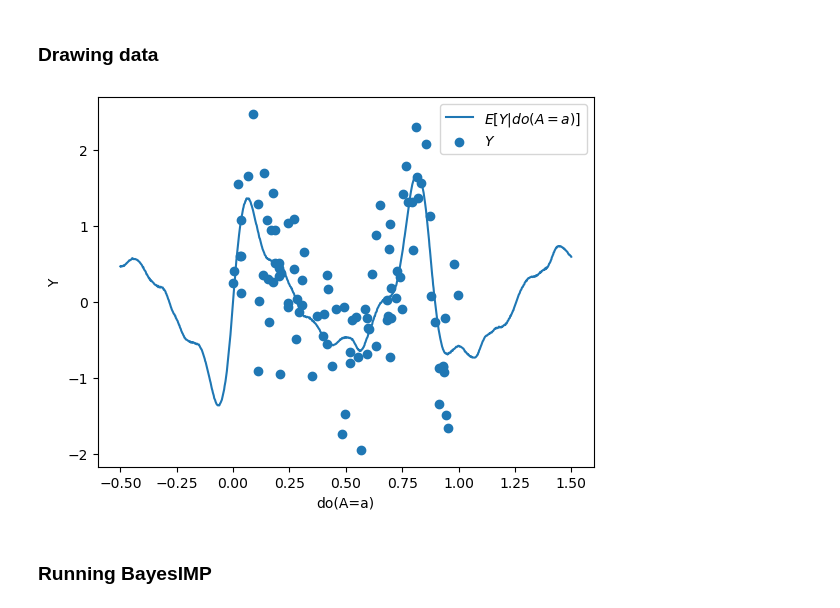
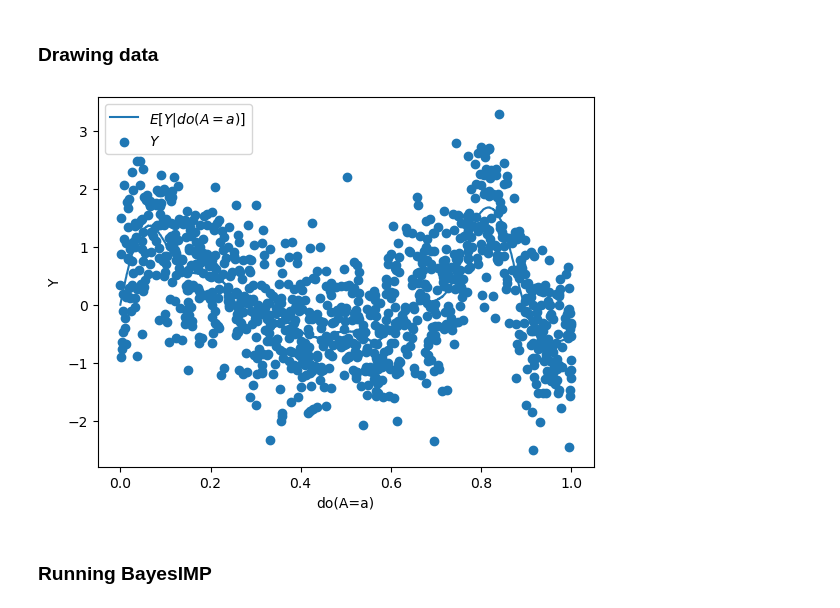
Before and after one commit to HWDance/impspec, a Jupyter notebook: experiments/Abelation.ipynb, the cells around one changed output. Cells and saved outputs as stored; diff of their text form; code cells hidden in the pictures.

```diff
--- a/experiments/Abelation.ipynb
+++ b/experiments/Abelation.ipynb
@@ -25,45 +25,47 @@ from src.dgps import *
 # %%
 # DGP set up
 d = 5
-train_samples = 100
+train_samples = 1000
 test_samples = 1000
 noise_variance = 0.5
 input_distribution = torch.distributions.uniform.Uniform(0,1)
+doAlower = 0
+doAupper = 1
 mc_samples_EY = 10**4
 
 # PLotting settings
 z_val = 1.96
 # %%
 # Dataset generation and plotting E[Y|do(A)]
-#torch.random.manual_seed(1) # BASE SEED
+#torch.random.manual_seed(1), d=4, noise_var = 0.5 # BASE SETTINGS
 torch.random.manual_seed(0)
 coefs_v = 10*torch.linspace(1,4,d).view(1,d)
 coefs_y = 1/torch.linspace(1,d,d).view(d,)
 
 A = input_distribution.sample((train_samples,1))
-doA = torch.linspace(-0.5,1.5,test_samples).view(test_samples,1)
+doA = torch.linspace(doAlower,doAupper,test_samples).view(test_samples,1)
 fv = f_x(A,coefs_v)#*A
 noise_distribution = Normal(0,(noise_variance*fv.var(0))**0.5)
 V = fv+noise_distribution.sample((train_samples,))
 fy = f_y(V,coefs_y)#*V[:,0]
 Y = Normal(fy,(noise_variance*fy.var())**0.5).sample()
 
 # Grid-points to approximate true E[Y|do(A)]
 VdoA = (f_x(doA,coefs_v)).T[:,:,None] @ torch.ones(mc_samples_EY).view(1,mc_samples_EY) + noise_distribution.sample((mc_samples_EY,test_samples)).T
 EYdoA = (f_y(VdoA.T,coefs_y)).mean(1).view(test_samples,1)
 YdoA = Normal(f_y(VdoA[...,0].T,coefs_y),(noise_variance*fy.var())**0.5).sample()
 
 # Plot
 indices = torch.argsort(doA,0)[:,0]
 indices_train = torch.argsort(A,0)[:,0]
 plt.plot(doA[indices],EYdoA[indices], label = r"$ E[Y|do(A=a)]$")
 plt.scatter(A,Y, label = r"$Y$")
 plt.xlabel("do(A=a)")
 plt.ylabel("Y")
 plt.legend()
 plt.show()
 # %% [output]
-[figure, old version]
+[figure, new version]
 # %% [markdown]
 ### Running BayesIMP
 # %%
```
Also changed, not shown: parts of 10 cells of this notebook, 5 other files.
